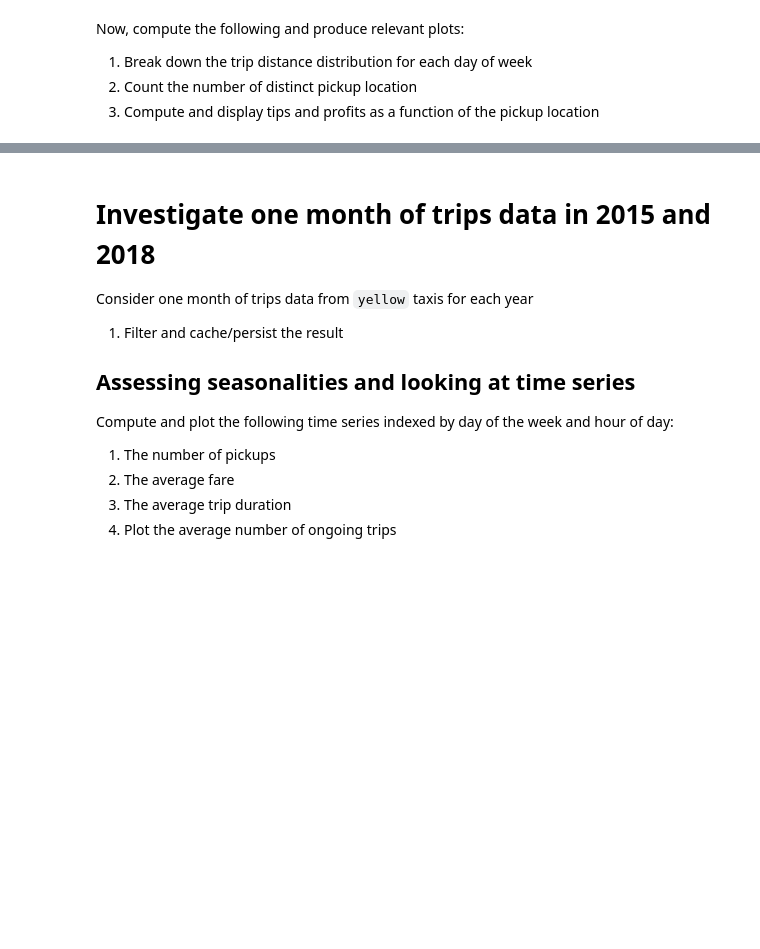
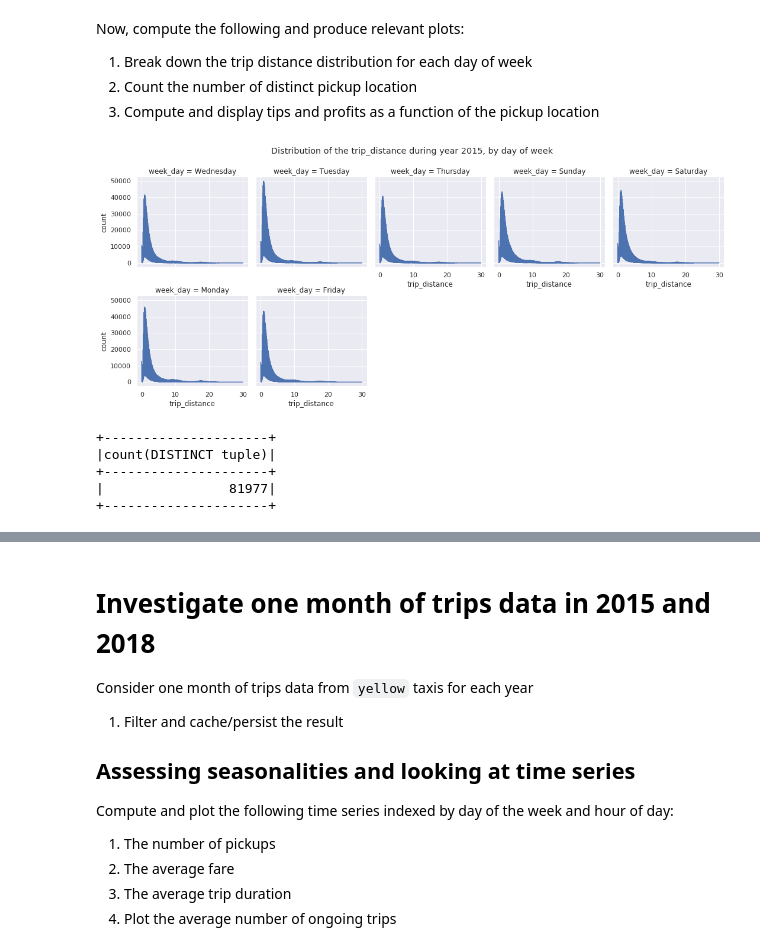
Before and after one commit to idardo97/big_data, a Jupyter notebook: homework03.ipynb, the cells around one changed output, grey strips where cells are left out. Saved outputs shown, nothing was run; the diff lists cells and outputs as text; code cells hidden in the pictures; blank space fills up the shorter version.

```diff
--- a/homework03.ipynb
+++ b/homework03.ipynb
@@ -421,3 +495,45 @@ Now, compute the following and produce relevant plots:
 1. Break down the trip distance distribution for each day of week
 1. Count the number of distinct pickup location
 1. Compute and display tips and profits as a function of the pickup location
+# %%
+from pyspark.sql.functions import dayofweek
+from pyspark.sql.functions import date_format
+from pyspark.sql.functions import col
+
+mar15_days = df_mar15.withColumn("week_day", date_format(col("tpep_pickup_datetime"), "EEEE"))\
+                        .where(col('trip_distance').between(0, 30))\
+                        .groupBy(col('trip_distance'),col('week_day'))\
+                        .count()
+
+mar15_days = mar15_days.orderBy(mar15_days.week_day.desc())
+#mar15_days.show(20)
+
+sns.set()
+
+g = sns.FacetGrid(mar15_days.toPandas(), col="week_day", col_wrap=5)
+g = g.map(sns.lineplot, "trip_distance", "count")
+
+g.fig.suptitle("Distribution of the trip_distance during year 2015, by day of week", y=1.05)
+
+plt.show()
+# %% [output]
+[figure, added]
+# %%
+#The number of distinct pickup location :
+
+from pyspark.sql.functions import countDistinct
+from pyspark.sql.functions import col
+import itertools
+
+tuples = df_mar15.withColumn("tuple", col("pickup_longitude")+col("pickup_latitude"))
+
+gr = tuples.agg(countDistinct('tuple'))
+gr.show()
+
+#81977
+# %% [output]
++---------------------+
+|count(DISTINCT tuple)|
++---------------------+
+|                81977|
++---------------------+
```
Also changed, not shown: parts of 12 cells of this notebook.
